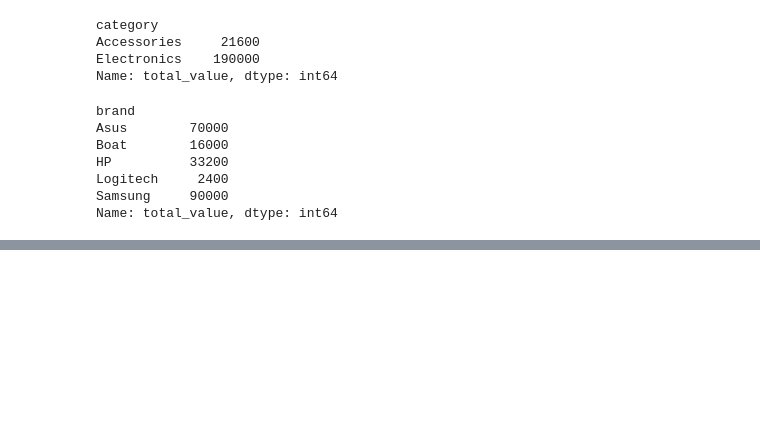
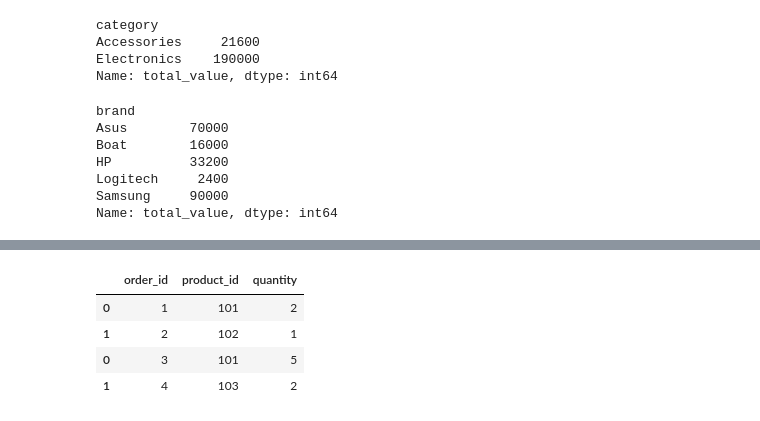
Before and after one commit to ipartzix/AI-ML-ENGINEERING-JOURNY, a Jupyter notebook: 02_Python_Foundations/04_Pandas/Advance_Pandas/Merging_&_Concatenating_Data.ipynb, the cells around one changed output, grey strips where cells are left out. Cells and saved outputs as stored; diff of their text form; code cells hidden in the pictures; blank space fills up the shorter version.

Commit message:
feat(pandas): create  Jupiter notebook file and import both two dataset order and product and so some concatenating operation like outer join
Signed-off-by: ipartzix <parthaPaul2705@gmail.com>

```diff
--- a/02_Python_Foundations/04_Pandas/Advance_Pandas/Merging_&_Concatenating_Data.ipynb
+++ b/02_Python_Foundations/04_Pandas/Advance_Pandas/Merging_&_Concatenating_Data.ipynb
@@ -103,3 +103,24 @@ pd.merge(order, product, on="product_id", how="outer")
 | 6 | 107.0 | C005 | P1005 | 2026-01-06 | 1.0 | 70000.0 | Gaming PC | Electronics | Asus |
 | 7 | 108.0 | C006 | P1006 | 2026-01-07 | 4.0 | 800.0 | Mouse | Accessories | HP |
 | 8 | NaN | NaN | P1007 | NaN | NaN | NaN | Tablet | Electronics | Apple |
+# %%
+orders_jan = pd.DataFrame({
+    "order_id": [1, 2],
+    "product_id": [101, 102],
+    "quantity": [2, 1]
+})
+
+orders_feb = pd.DataFrame({
+    "order_id": [3, 4],
+    "product_id": [101, 103],
+    "quantity": [5, 2]
+})
+# %%
+all_orders = pd.concat([orders_jan, orders_feb])
+all_orders
+# %% [output]
+|  | order_id | product_id | quantity |
+| 0 | 1 | 101 | 2 |
+| 1 | 2 | 102 | 1 |
+| 0 | 3 | 101 | 5 |
+| 1 | 4 | 103 | 2 |
```
Also changed, not shown: parts of 5 cells of this notebook.
